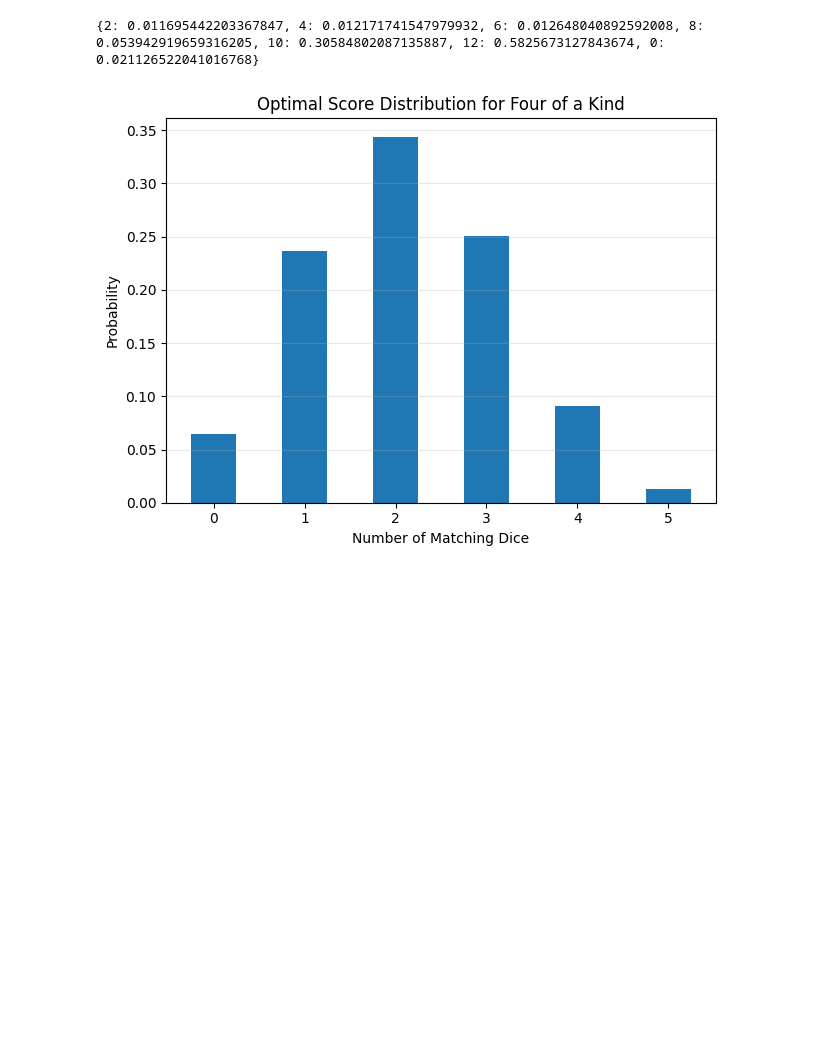
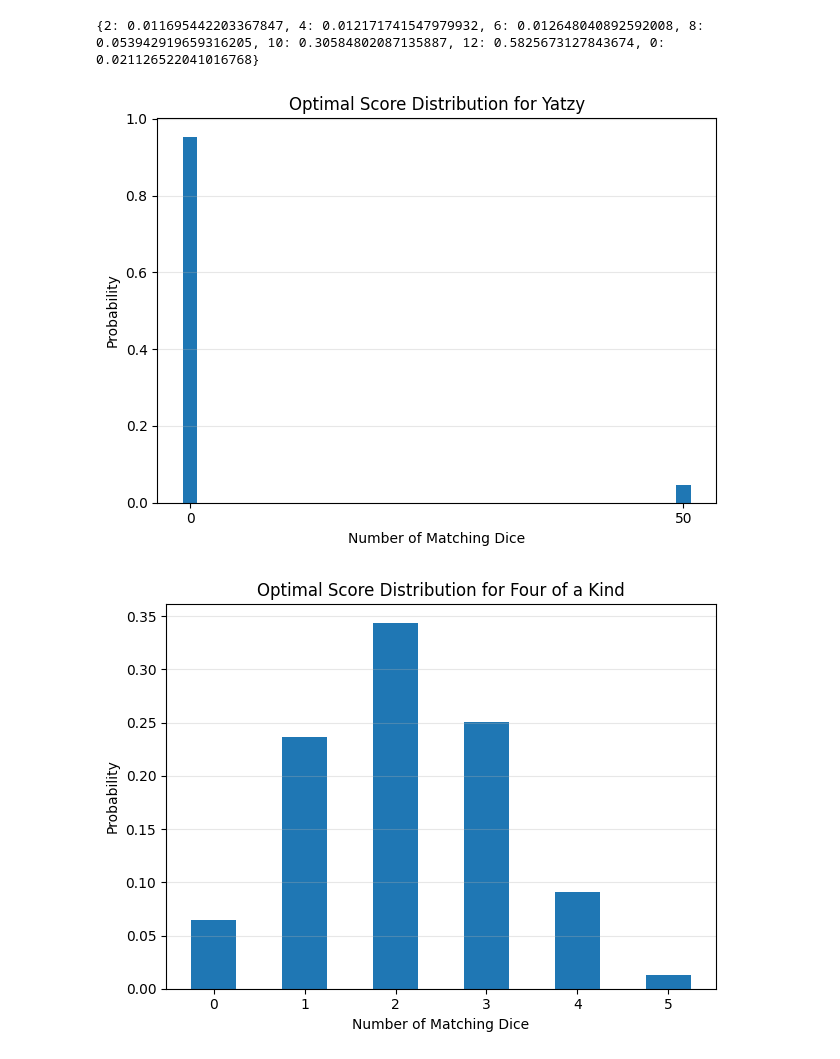
Before and after one commit to Linuchef/Yatzy_optimiziation, a Jupyter notebook: notebooks/analysis.ipynb, the cells around one changed output. Saved outputs shown, nothing was run; the diff lists cells and outputs as text; code cells hidden in the pictures; blank space fills up the shorter version.

Commit message:
Modified function in order to be able to plot distributions

```diff
--- a/notebooks/analysis.ipynb
+++ b/notebooks/analysis.ipynb
@@ -15,3 +21,11 @@ print(prob_dist)
+# %%
+category_distribution_plot(
+    find_category_distribution(s.yatzy),
+    "Optimal Score Distribution for Yatzy",
+    True
+)
+# %% [output]
+[figure, added]
 # %%
 category_distribution_plot(
     find_category_distribution(s.same_face_value, 1),
```
Also changed, not shown: parts of 1 cell of this notebook, 1 other file.
